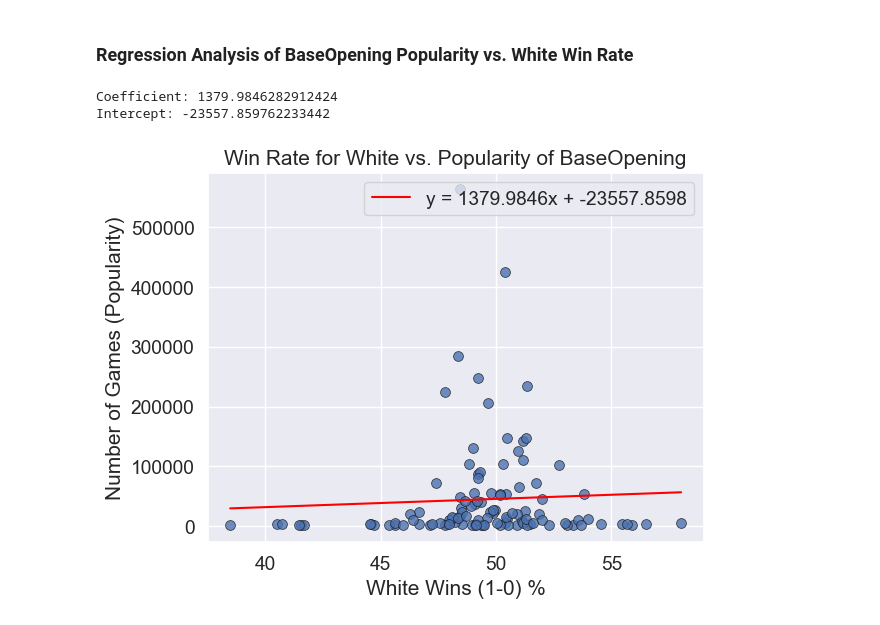
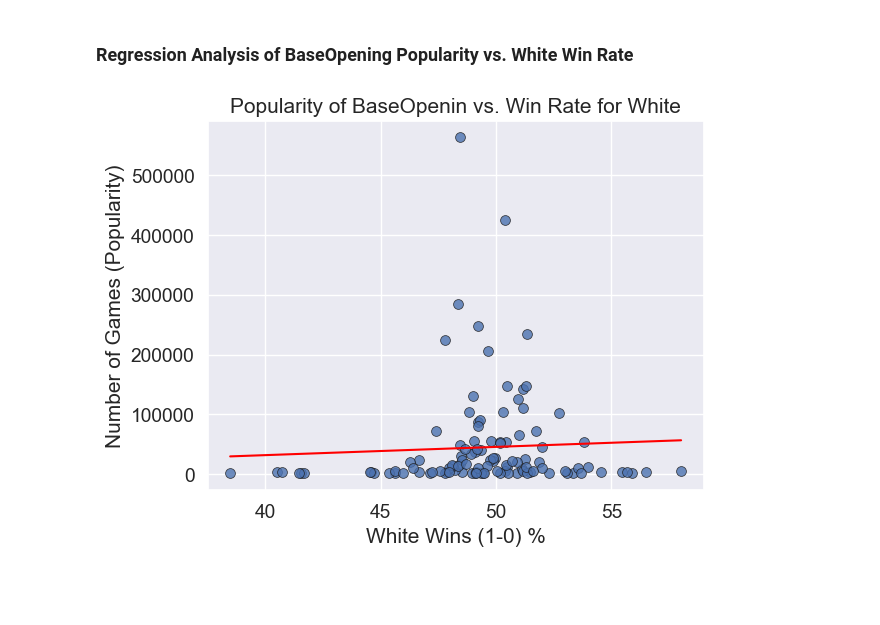
Before and after one commit to IsaacCheng9/machine-learning-in-chess, a Jupyter notebook: src/analyse_chess_data.ipynb, the cells around one changed output. Cells and saved outputs as stored; diff of their text form; code cells hidden in the pictures; blank space fills up the shorter version.

Commit message:
Clean up code and imports

```diff
--- a/src/analyse_chess_data.ipynb
+++ b/src/analyse_chess_data.ipynb
@@ -1905,44 +1902,31 @@ Silhouette Score: 0.4583104145576265
 # %% [markdown]
 ### Regression Analysis of BaseOpening Popularity vs. White Win Rate
 # %%
-# Extract the popularity (number of games) and win rate for White (1-0) for each BaseOpening
+# Extract the popularity (number of games) and win rate for White (1-0) for each BaseOpening.
 regression_data = result_percentages_pivot_sorted[["NumberOfGames", "1-0"]]
 
-from sklearn.linear_model import LinearRegression
-
-# Create the linear regression model
+# Create the linear regression model.
 lr = LinearRegression()
-# Fit the model to the data
 X = regression_data[["1-0"]]
 y = regression_data["NumberOfGames"]
 lr.fit(X, y)
-# Print the coefficients of the linear regression model
-print("Coefficient:", lr.coef_[0])
-print("Intercept:", lr.intercept_)
 
-# Create a scatter plot with the data
+# Create a scatter plot with the data.
 scatter = sns.scatterplot(
     x="1-0",
     y="NumberOfGames",
     data=regression_data,
     s=50,
     edgecolor="k",
     alpha=0.8,
 )
-# Plot the regression line
 sns.lineplot(
     x=regression_data["1-0"],
     y=lr.predict(X),
     color="red",
-    label=f"y = {lr.coef_[0]:.4f}x + {lr.intercept_:.4f}",
 )
-# Label the axes
 scatter.set(xlabel="White Wins (1-0) %", ylabel="Number of Games (Popularity)")
-# Add a title
-scatter.set_title("Win Rate for White vs. Popularity of BaseOpening")
-# Show the plot
+scatter.set_title("Popularity of BaseOpenin vs. Win Rate for White")
 plt.show()
 # %% [output]
-Coefficient: 1379.9846282912424
-Intercept: -23557.859762233442
-[figure, old version]
+[figure, new version]
```
Also changed, not shown: parts of 3 cells of this notebook.
